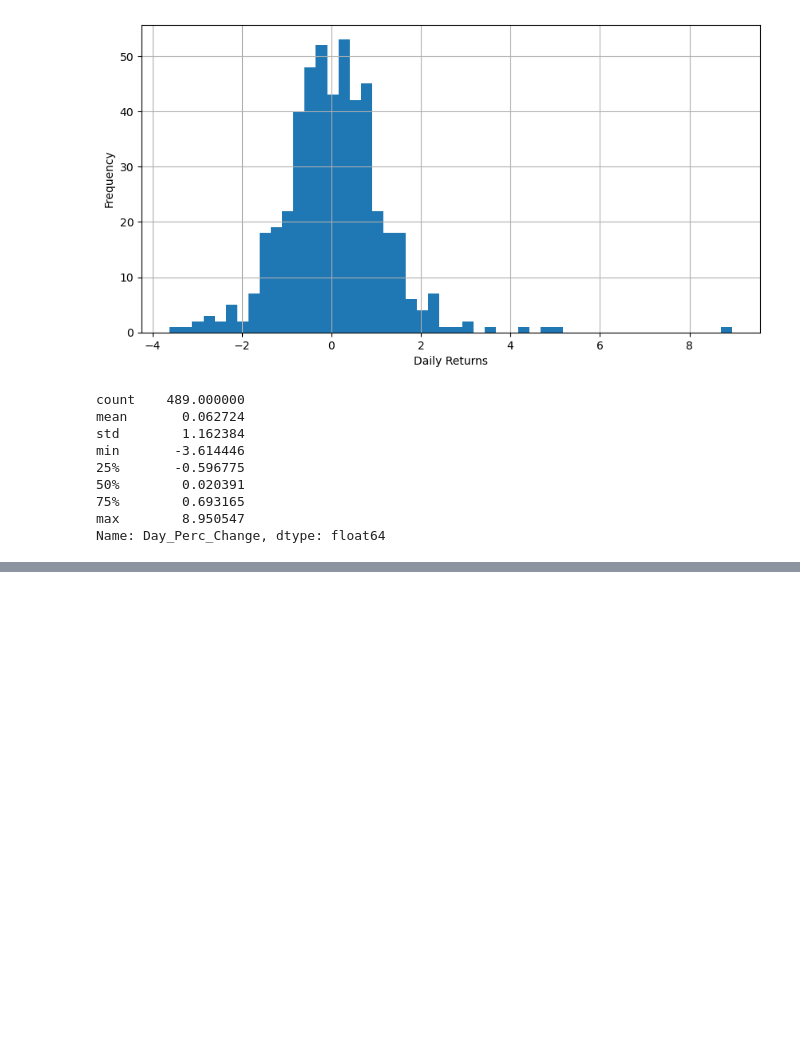
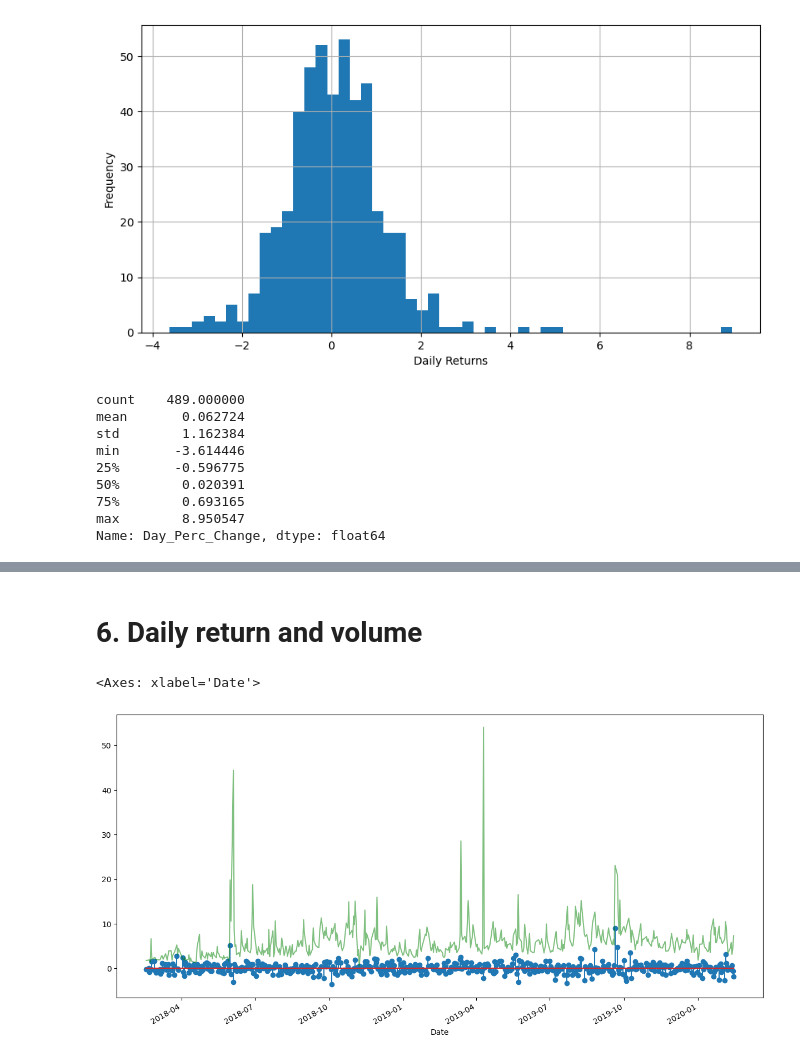
Before and after one commit to TurmaeUrsorum/belajar-piton, a Jupyter notebook: 23. Study Case : Finance/finance_study_case.ipynb, the cells around one changed output, grey strips where cells are left out. Drawn from its saved outputs; the diff is of its cells as text; code cells hidden in the pictures; blank space fills up the shorter version.

```diff
--- a/23. Study Case : Finance/finance_study_case.ipynb
+++ b/23. Study Case : Finance/finance_study_case.ipynb
@@ -320,0 +385,10 @@ Name: Day_Perc_Change, dtype: float64
+# %% [markdown]
+# 6. Daily return and volume
+# %%
+plt.stem(HDFC_df["Date"], HDFC_df["Day_Perc_Change"])
+(HDFC_df["Volume"]/1000000).plot(figsize = (15, 7.5),
+                                 color = "green",
+                                 alpha = 0.5)
+# %% [output]
+<Axes: xlabel='Date'>
+[figure, added]
```
Also changed, not shown: parts of 13 cells of this notebook, 4 other files.
